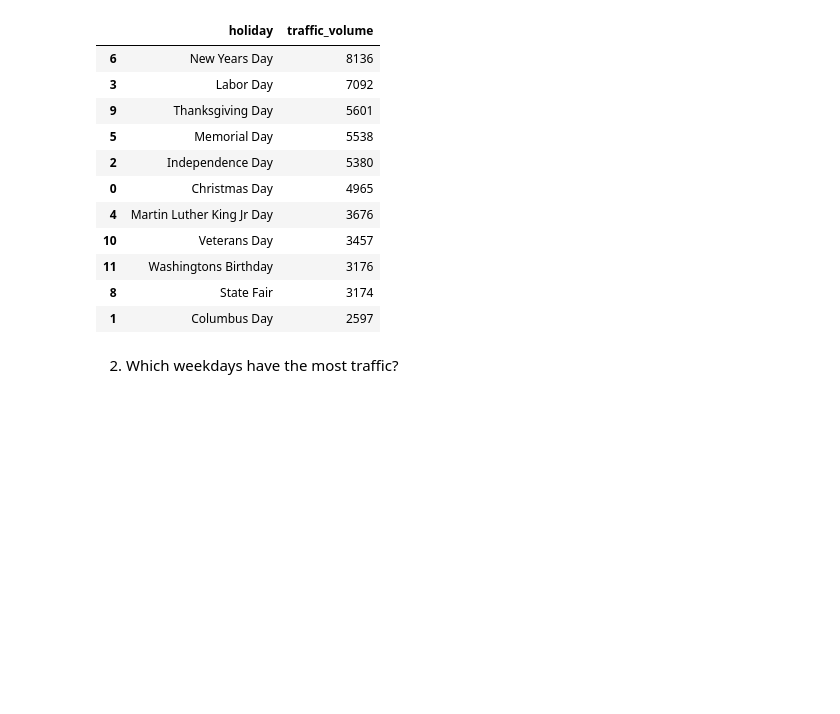
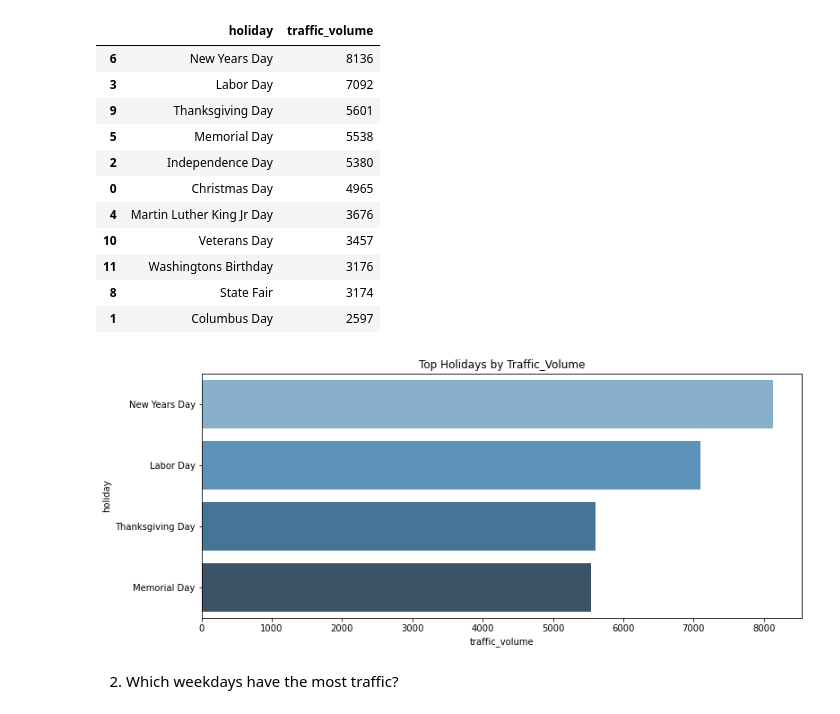
Before and after one commit to ikoghoemmanuell/Finding-Heavy-Traffic-Indicators-on-I-94, a Jupyter notebook: Analysis.ipynb, the cells around one changed output. Saved outputs shown, nothing was run; the diff lists cells and outputs as text; code cells hidden in the pictures; blank space fills up the shorter version.

```diff
--- a/Analysis.ipynb
+++ b/Analysis.ipynb
@@ -215,6 +215,14 @@ top_holidays
 | 11 | Washingtons Birthday | 3176 |
 | 8 | State Fair | 3174 |
 | 1 | Columbus Day | 2597 |
+# %%
+fig = plt.figure(figsize=(12,5))
+plt.title("Top Holidays by Traffic_Volume")
+sns.barplot(data=top_holidays.head(-7), y="holiday", x="traffic_volume", palette='Blues_d')
+
+fig.show()
+# %% [output]
+[figure, added]
 # %% [markdown]
 2. Which weekdays have the most traffic?
 # %%
```
Also changed, not shown: parts of 2 cells of this notebook, 1 other file.
